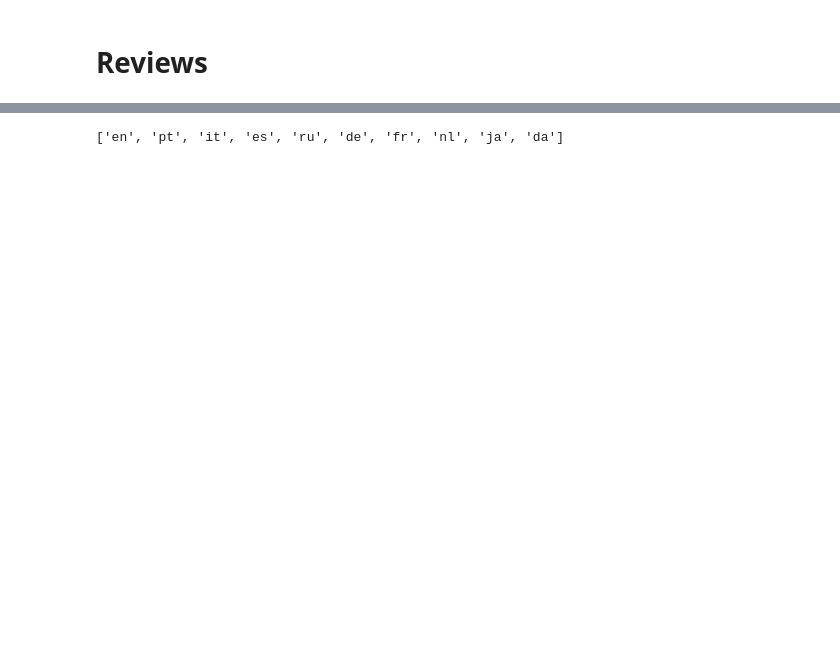
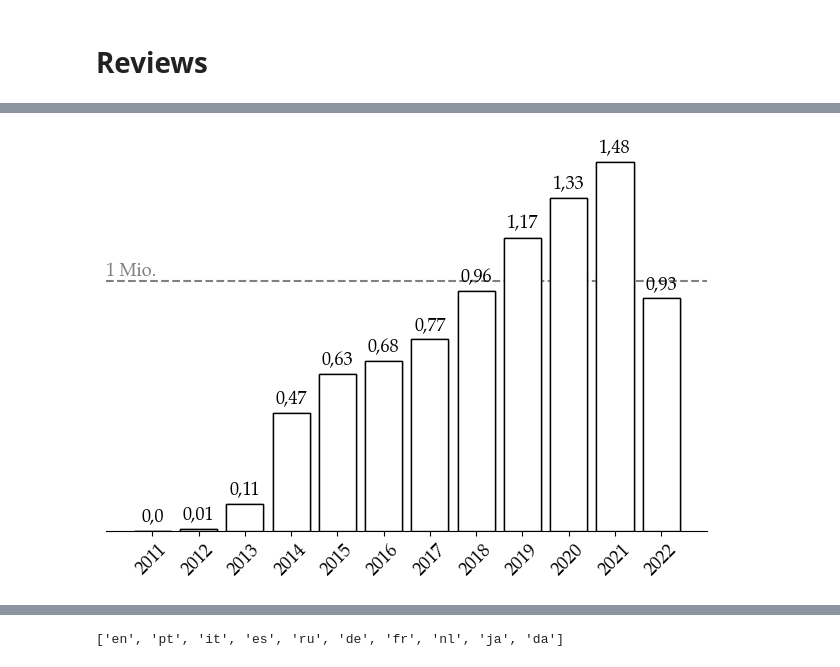
Before and after one commit to M4rl0wBuongustaio/master_thesis_ai_sommelier, a Jupyter notebook: analysis/visualization.ipynb, the cells around one changed output, grey strips where cells are left out. Cells and saved outputs as stored; diff of their text form; code cells hidden in the pictures; blank space fills up the shorter version.

```diff
--- a/analysis/visualization.ipynb
+++ b/analysis/visualization.ipynb
@@ -108,0 +112,30 @@ df_rev = df_rev.iloc[1:]
+# %%
+year_count = df_rev.groupby(df_rev.created_at.dt.year).count()
+fig, ax = plt.subplots()
+ax.axhline(y=1000000, linestyle='--', color='grey', label='1 Mio.')
+plt.annotate(xy=(2010, 1020000), text='1 Mio.', color='grey')
+ax.bar(
+    x=df_rev.groupby(df_rev.created_at.dt.year).count().index,
+    height=df_rev.groupby(df_rev.created_at.dt.year).count().created_at,
+    edgecolor='black',
+    color='white',
+    zorder=3
+)
+ax.set_xticks(list(df_rev.groupby(df_rev.created_at.dt.year).count().index))
+ax.spines['right'].set_visible(False)
+ax.spines['top'].set_visible(False)
+ax.spines['left'].set_visible(False)
+ax.set_yticks([])
+plt.xticks(rotation=45)
+container = ax.containers[0]
+bars = ax.bar(year_count.index.to_list(),
+              [item for sublist in df_rev.groupby(df_rev.created_at.dt.year).count().values.tolist() for item in
+               sublist],
+              edgecolor='black', color='white')
+ax.bar_label(container,
+             labels=[str.replace(str(np.round(x / 1000000, decimals=2)), '.', ',') for x in container.datavalues],
+             padding=3)
+plt.tight_layout()
+fig.savefig(fig_path + 'yearly_reviews.pdf')
+# %% [output]
+[figure, added]
```
Also changed, not shown: parts of 22 cells of this notebook, 8 other files.
